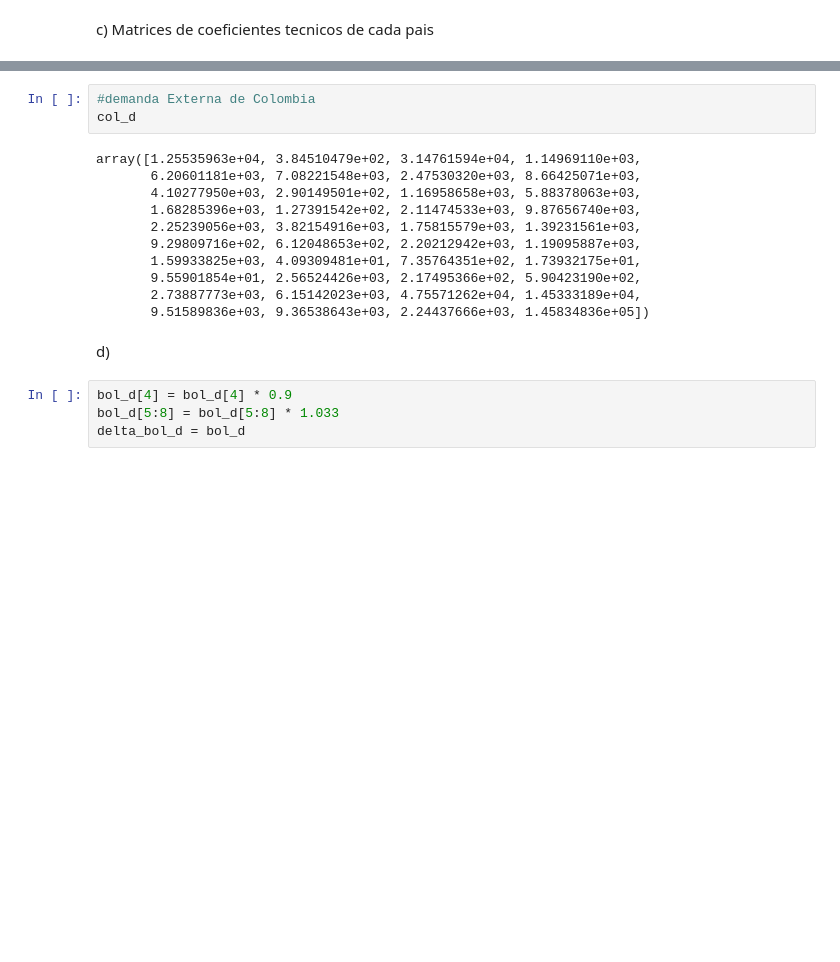
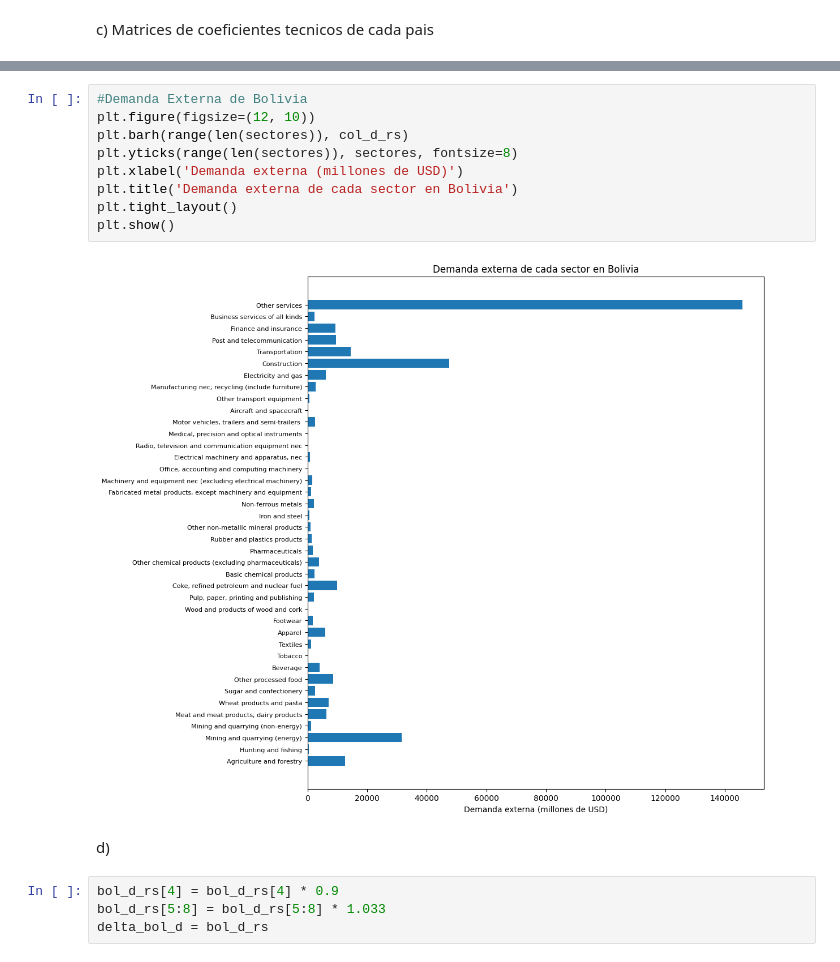
Before and after one commit to agusruss0/TP1-ALC-2C-2024, a Jupyter notebook: template-alumnos/grupo_XX_TP1.ipynb, the cells around one changed output, grey strips where cells are left out. Drawn from its saved outputs; the diff is of its cells as text; blank space fills up the shorter version.

```diff
--- a/template-alumnos/grupo_XX_TP1.ipynb
+++ b/template-alumnos/grupo_XX_TP1.ipynb
@@ -254,21 +271,18 @@ array([ 1.26608612e+03,  1.15933987e+00,  3.03254898e+03,  3.11747201e+03,
 # %%
-#demanda Externa de Colombia
-col_d
+#Demanda Externa de Bolivia
+plt.figure(figsize=(12, 10))
+plt.barh(range(len(sectores)), col_d_rs)
+plt.yticks(range(len(sectores)), sectores, fontsize=8)
+plt.xlabel('Demanda externa (millones de USD)')
+plt.title('Demanda externa de cada sector en Bolivia')
+plt.tight_layout()
+plt.show()
 # %% [output]
-array([1.25535963e+04, 3.84510479e+02, 3.14761594e+04, 1.14969110e+03,
-       6.20601181e+03, 7.08221548e+03, 2.47530320e+03, 8.66425071e+03,
-       4.10277950e+03, 2.90149501e+02, 1.16958658e+03, 5.88378063e+03,
-       1.68285396e+03, 1.27391542e+02, 2.11474533e+03, 9.87656740e+03,
-       2.25239056e+03, 3.82154916e+03, 1.75815579e+03, 1.39231561e+03,
-       9.29809716e+02, 6.12048653e+02, 2.20212942e+03, 1.19095887e+03,
-       1.59933825e+03, 4.09309481e+01, 7.35764351e+02, 1.73932175e+01,
-       9.55901854e+01, 2.56524426e+03, 2.17495366e+02, 5.90423190e+02,
-       2.73887773e+03, 6.15142023e+03, 4.75571262e+04, 1.45333189e+04,
-       9.51589836e+03, 9.36538643e+03, 2.24437666e+03, 1.45834836e+05])
+[figure, added]
 # %% [markdown]
 d)
 # %%
-bol_d[4] = bol_d[4] * 0.9
-bol_d[5:8] = bol_d[5:8] * 1.033
-delta_bol_d = bol_d
+bol_d_rs[4] = bol_d_rs[4] * 0.9
+bol_d_rs[5:8] = bol_d_rs[5:8] * 1.033
+delta_bol_d = bol_d_rs
 # %%
```
Also changed, not shown: parts of 20 cells of this notebook, 2 other files.
